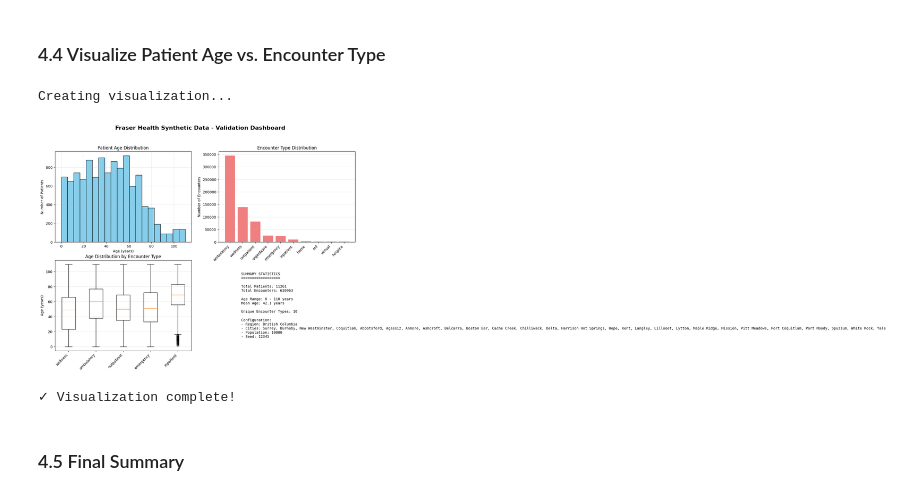
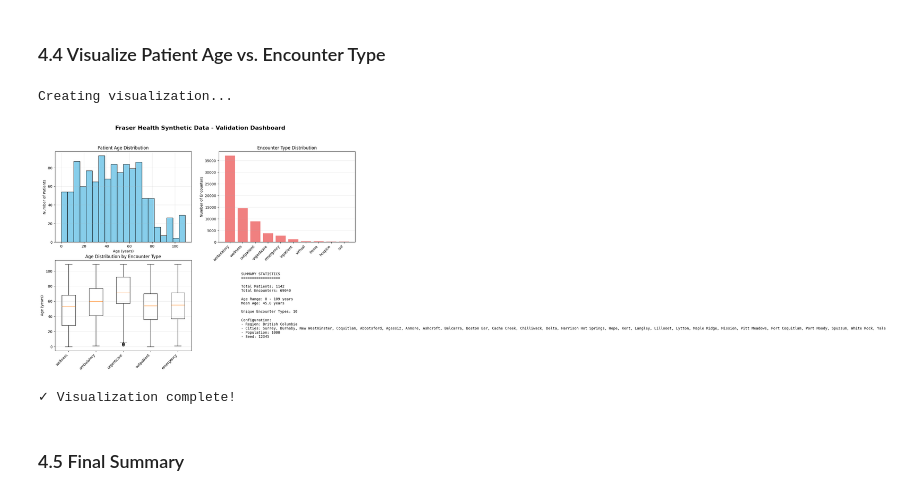
Before and after one commit to AndrewMichael2020/bc-synthetic-health, a Jupyter notebook: fraser_health_onboarding.ipynb, the cells around one changed output. Drawn from its saved outputs; the diff is of its cells as text; code cells hidden in the pictures.

Commit message:
Improved synthesis distribution

```diff
--- a/fraser_health_onboarding.ipynb
+++ b/fraser_health_onboarding.ipynb
@@ -378,7 +416,9 @@ TARGET_STATE_CODE = "BC"  # British Columbia's abbreviation
 TARGET_CITIES = ['Surrey', 'Burnaby', 'New Westminster', 'Coquitlam', 'Abbotsford', 'Agassiz', 'Anmore', 'Ashcroft', 'Belcarra', 'Boston Bar', 'Cache Creek', 'Chilliwack', 'Delta', 'Harrison Hot Springs', 'Hope', 'Kent', 'Langley', 'Lillooet', 'Lytton', 'Maple Ridge', 'Mission', 'Pitt Meadows', 'Port Coquitlam', 'Port Moody', 'Spuzzum', 'White Rock', 'Yale']
 
 # Simulation parameters
-POPULATION_SIZE = 10000
+# Note: Start with smaller population for testing (100-1000), increase for production runs
+# Approximate time: ~1 minute per 500 patients
+POPULATION_SIZE = 1000  # Reduced from 10000 for faster testing
 RANDOM_SEED = 12345
 
 print("Configuration:")
@@ -386,6 +426,7 @@ print(f"  Target Region: {TARGET_REGION} ({TARGET_STATE_CODE})")
 print(f"  Target Cities: {', '.join(TARGET_CITIES)}")
 print(f"  Population Size: {POPULATION_SIZE}")
 print(f"  Random Seed: {RANDOM_SEED}")
+print(f"\n  Estimated simulation time: ~{max(1, POPULATION_SIZE // 500)} minutes")
 # %% [output]
 Configuration:
   Target Region: British Columbia (BC)
@@ -784,14 +827,17 @@ def clean_previous_output():
 ### 3.3 Run Synthea Simulation
 # %%
 def run_synthea_simulation(population, seed, state, city=None, config_file=None):
-    """Execute Synthea simulation with specified parameters using Java 17"""
+    """Execute Synthea simulation with specified parameters using compatible Java (11-21)"""
 
     if synthea_jar is None or not synthea_jar.exists():
         print("✗ Synthea JAR not found. Please build it first.")
         return False
 
-    # Use Java 17 if available, otherwise fall back to JAVA_CMD from earlier check
-    java_executable = str(JAVA_17_BIN) if JAVA_17_BIN.exists() else (JAVA_CMD or 'java')
+    # Use compatible Java if available, otherwise fall back to JAVA_CMD from earlier check
+    if COMPATIBLE_JAVA_BIN and COMPATIBLE_JAVA_BIN.exists():
+        java_executable = str(COMPATIBLE_JAVA_BIN)
+    else:
+        java_executable = JAVA_CMD or 'java'
 
     # Construct command
     cmd = [
@@ -811,11 +857,18 @@ def run_synthea_simulation(population, seed, state, city=None, config_file=None)
     cmd.append(state)
     if city:
         cmd.append(city)
+        print(f"Generating patients for single city: {city}")
+    else:
+        print("Generating patients across ALL cities (population-weighted distribution)")
 
     print("\nRunning Synthea simulation...")
     print(f"Java: {java_executable}")
     print(f"Command: {' '.join(cmd)}\n")
     print("This may take several minutes depending on population size...\n")
+
+    # Calculate timeout based on population (roughly 1 minute per 500 patients, min 5 min)
+    timeout_seconds = max(300, (population // 500) * 60 + 300)
+    print(f"Timeout set to {timeout_seconds // 60} minutes for {population} patients\n")
 
     try:
         result = subprocess.run(
@@ -823,7 +876,7 @@ def run_synthea_simulation(population, seed, state, city=None, config_file=None)
             cwd=str(SYNTHEA_DIR),
             capture_output=True,
             text=True,
-            timeout=600  # 10 minute timeout
+            timeout=timeout_seconds
         )
 
         # Show last part of output
@@ -843,21 +896,22 @@ def run_synthea_simulation(population, seed, state, city=None, config_file=None)
             return False
 
     except subprocess.TimeoutExpired:
-        print("✗ Simulation timed out after 10 minutes")
+        print(f"✗ Simulation timed out after {timeout_seconds // 60} minutes")
+        print("Consider reducing POPULATION_SIZE or running manually in terminal")
         return False
     except Exception as e:
         print(f"✗ Error running simulation: {e}")
         return False
 
-# Run simulation for first target city with Canadian config
+# Run simulation for ALL Fraser Health cities (population-weighted distribution)
+# Set city=None to let Synthea distribute patients based on demographics data
 if deployment_ok and java_ok:
-    primary_city = TARGET_CITIES[0] if TARGET_CITIES else None
     simulation_ok = run_synthea_simulation(
         POPULATION_SIZE,
         RANDOM_SEED,
         TARGET_REGION,  # Use "British Columbia" (full name) for Canadian demographics
-        primary_city,
-        canadian_config_file  # Pass our custom config file
+        city=None,      # None = distribute across all cities by population density
+        config_file=canadian_config_file
     )
 else:
     print("⚠ Skipping simulation - prerequisites not met")
@@ -1080,7 +1134,8 @@ def plot_age_vs_encounter_type(patients_df, encounters_df):
         age_data = [merged_df[merged_df[encounter_type_col] == et]['AGE'].dropna()
                    for et in encounter_types]
 
-        axes[1, 0].boxplot(age_data, labels=encounter_types)
+        # Use tick_labels instead of deprecated 'labels' parameter (Matplotlib 3.9+)
+        axes[1, 0].boxplot(age_data, tick_labels=encounter_types)
         axes[1, 0].set_xticklabels(encounter_types, rotation=45, ha='right')
         axes[1, 0].set_ylabel('Age (years)')
         axes[1, 0].set_title('Age Distribution by Encounter Type')
@@ -1095,34 +1150,34 @@ def plot_age_vs_encounter_type(patients_df, encounters_df):
     Total Patients: {len(patients_df)}
     Total Encounters: {len(encounters_df)}
 
     Age Range: {patients_df['AGE'].min():.0f} - {patients_df['AGE'].max():.0f} years
     Mean Age: {patients_df['AGE'].mean():.1f} years
 
     Unique Encounter Types: {encounters_df[encounter_type_col].nunique()}
 
     Configuration:
     - Region: {TARGET_REGION}
     - Cities: {', '.join(TARGET_CITIES)}
     - Population: {POPULATION_SIZE}
     - Seed: {RANDOM_SEED}
     """
     axes[1, 1].text(0.1, 0.5, summary_text,
                     fontsize=10,
                     verticalalignment='center',
                     fontfamily='monospace')
 
     plt.tight_layout()
     plt.show()
 
     print("✓ Visualization complete!")
 
 if patients_df is not None and encounters_df is not None:
     plot_age_vs_encounter_type(patients_df, encounters_df)
 else:
     print("⚠ Cannot create visualization - missing data")
 # %% [output]
 Creating visualization...
-[figure, old version]
+[figure, new version]
 ✓ Visualization complete!
 # %% [markdown]
 ### 4.5 Final Summary
```
Also changed, not shown: parts of 8 cells of this notebook, 1 other file.
